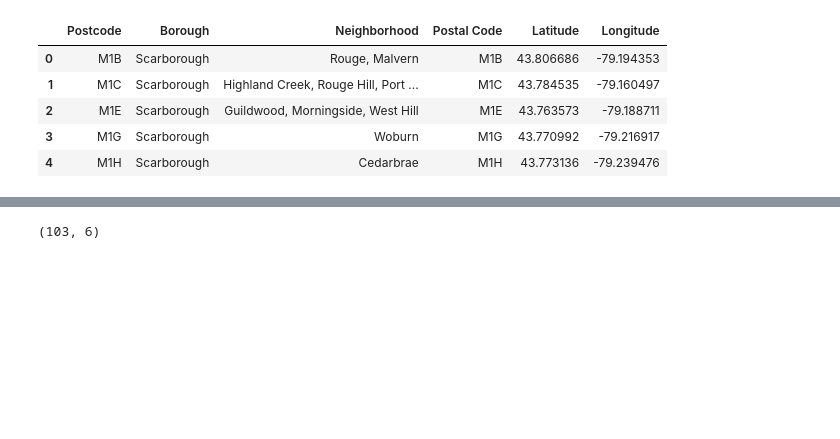
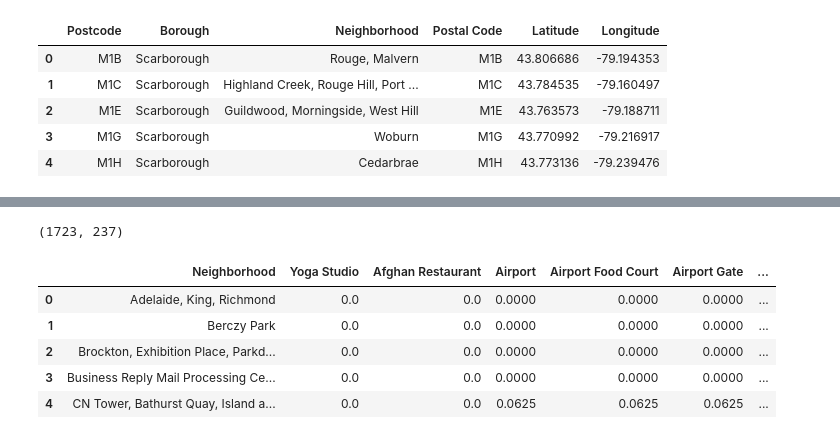
Before and after one commit to ericmuijs/Coursera_Capstone, a Jupyter notebook: Capstone Week 3.ipynb, the cells around one changed output, grey strips where cells are left out. Saved outputs shown, nothing was run; the diff lists cells and outputs as text; code cells hidden in the pictures; blank space fills up the shorter version.

```diff
--- a/Capstone Week 3.ipynb
+++ b/Capstone Week 3.ipynb
@@ -139,0 +203,16 @@ result.head()
+# %%
+LIMIT = 100 # limit of number of venues returned by Foursquare API
+radius = 500 # define radius
+
+# create URL
+url = 'https://api.foursquare.com/v2/venues/explore?&client_id={}&client_secret={}&v={}&ll={},{}&radius={}&limit={}'.format(
+    CLIENT_ID,
+    CLIENT_SECRET,
+    VERSION,
+    latitude,
+    longitude,
+    radius,
+    LIMIT)
+# %%
+results = requests.get(url).json()
+results
@@ -139,0 +289,5 @@ result.head()
+# %%
+toronto_venues = getNearbyVenues(names=toronto_data['Neighborhood'],
+                                   latitudes=toronto_data['Latitude'],
+                                   longitudes=toronto_data['Longitude']
+                                  )
@@ -139,0 +319,12 @@ result.head()
+# %%
+# one hot encoding
+toronto_onehot = pd.get_dummies(toronto_venues[['Venue Category']], prefix="", prefix_sep="")
+
+# add neighborhood column back to dataframe
+toronto_onehot['Neighborhood'] = toronto_venues['Neighborhood']
+
+# move neighborhood column to the first column
+fixed_columns = [toronto_onehot.columns[-1]] + list(toronto_onehot.columns[:-1])
+toronto_onehot = toronto_onehot[fixed_columns]
+
+toronto_onehot.head(100)
@@ -140,4 +349,14 @@ result.head()
 # %%
-result.shape
+toronto_onehot.shape
 # %% [output]
-(103, 6)
+(1723, 237)
+# %%
+toronto_grouped = toronto_onehot.groupby('Neighborhood').mean().reset_index()
+toronto_grouped.head()
+# %% [output]
+|  | Neighborhood | Yoga Studio | Afghan Restaurant | Airport | Airport Food Court | Airport Gate | ... |
+| 0 | Adelaide, King, Richmond | 0.0 | 0.0 | 0.0000 | 0.0000 | 0.0000 | ... |
+| 1 | Berczy Park | 0.0 | 0.0 | 0.0000 | 0.0000 | 0.0000 | ... |
+| 2 | Brockton, Exhibition Place, Parkd... | 0.0 | 0.0 | 0.0000 | 0.0000 | 0.0000 | ... |
+| 3 | Business Reply Mail Processing Ce... | 0.0 | 0.0 | 0.0000 | 0.0000 | 0.0000 | ... |
+| 4 | CN Tower, Bathurst Quay, Island a... | 0.0 | 0.0 | 0.0625 | 0.0625 | 0.0625 | ... |
```
Also changed, not shown: parts of 28 cells of this notebook.
